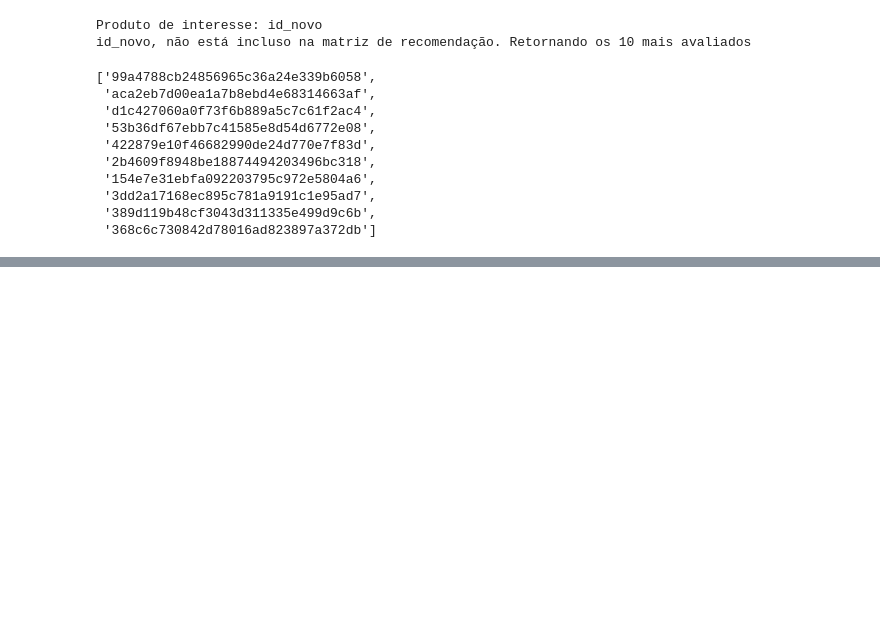
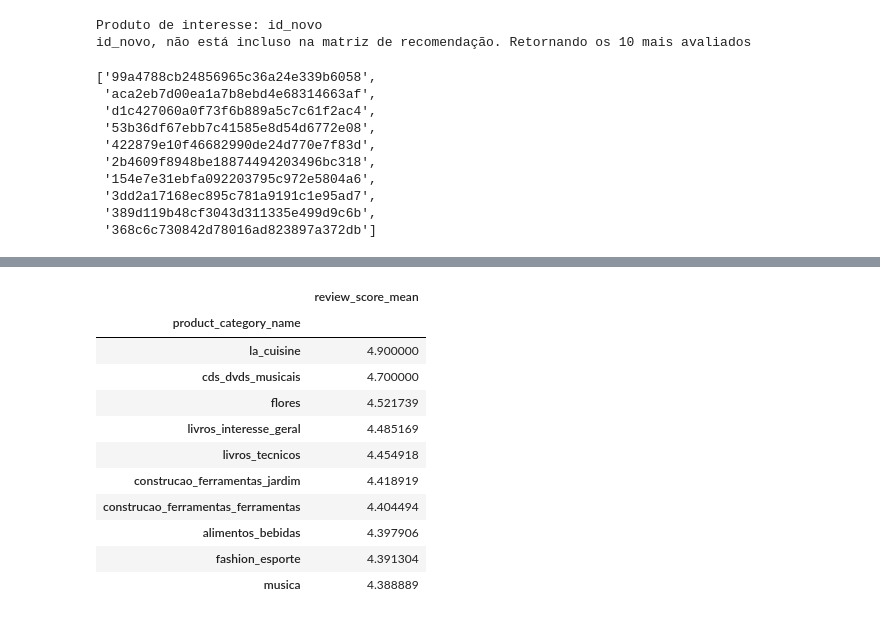
Before and after one commit to felipeaugustogudes/day7_dnc_dex, a Jupyter notebook: day7_felipe_rid2031.ipynb, the cells around one changed output, grey strips where cells are left out. Cells and saved outputs as stored; diff of their text form; code cells hidden in the pictures; blank space fills up the shorter version.

```diff
--- a/day7_felipe_rid2031.ipynb
+++ b/day7_felipe_rid2031.ipynb
@@ -415,0 +446,19 @@ id_novo, não está incluso na matriz de recomendação. Retornando os 10 mais a
+# %%
+ratings_explicit = df_esp[df_esp['review_score'] != 0]
+ratings_sum = pd.DataFrame(ratings_explicit.groupby(['product_category_name'])['review_score'].mean())
+top10 = ratings_sum.sort_values('review_score', ascending = False).head(10)
+top10.rename(columns={'review_score': 'review_score_mean'},inplace=True)
+top10
+# %% [output]
+|  | review_score_mean |
+| product_category_name |  |
+| la_cuisine | 4.900000 |
+| cds_dvds_musicais | 4.700000 |
+| flores | 4.521739 |
+| livros_interesse_geral | 4.485169 |
+| livros_tecnicos | 4.454918 |
+| construcao_ferramentas_jardim | 4.418919 |
+| construcao_ferramentas_ferramentas | 4.404494 |
+| alimentos_bebidas | 4.397906 |
+| fashion_esporte | 4.391304 |
+| musica | 4.388889 |
```
Also changed, not shown: parts of 5 cells of this notebook, 1 other file.
